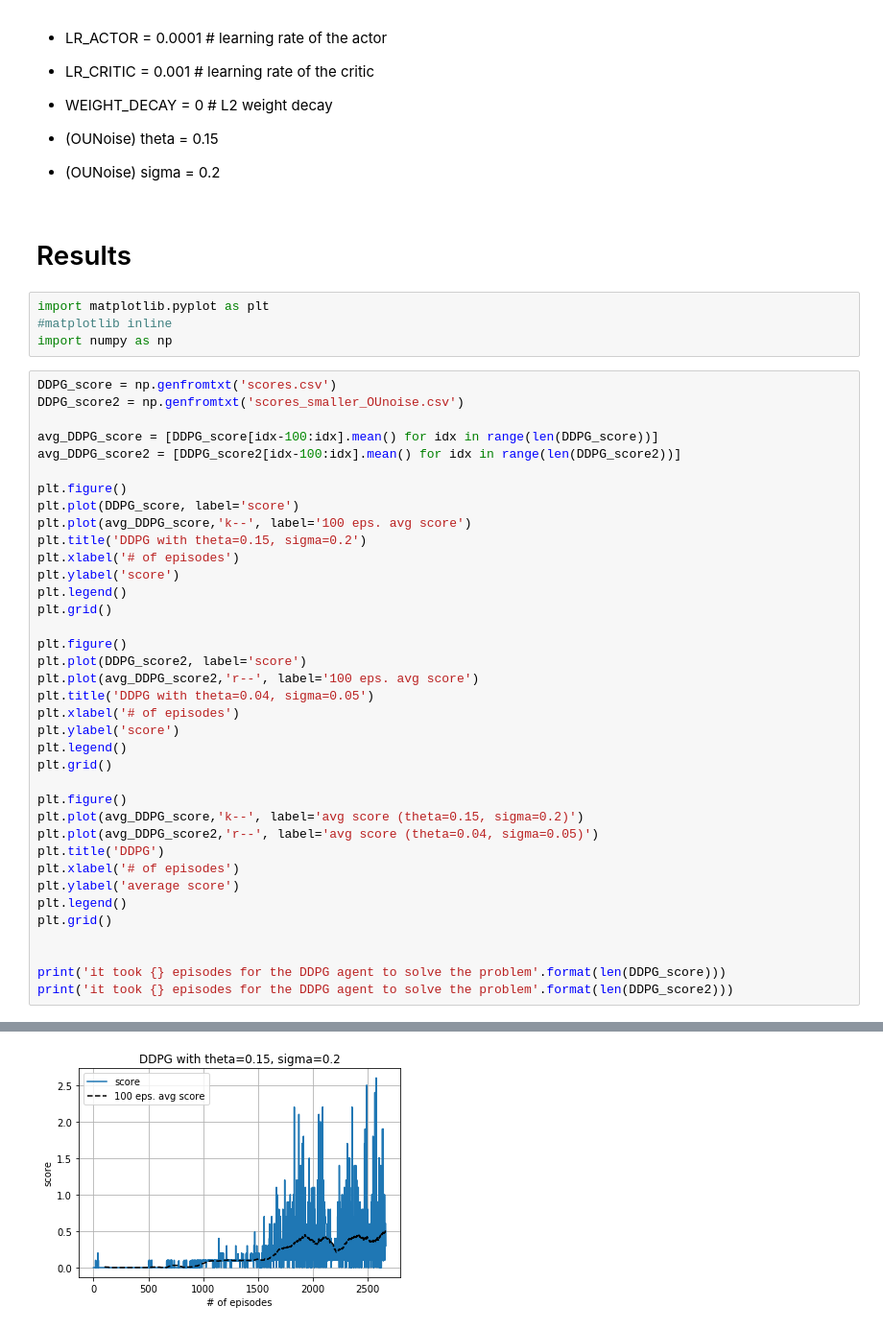
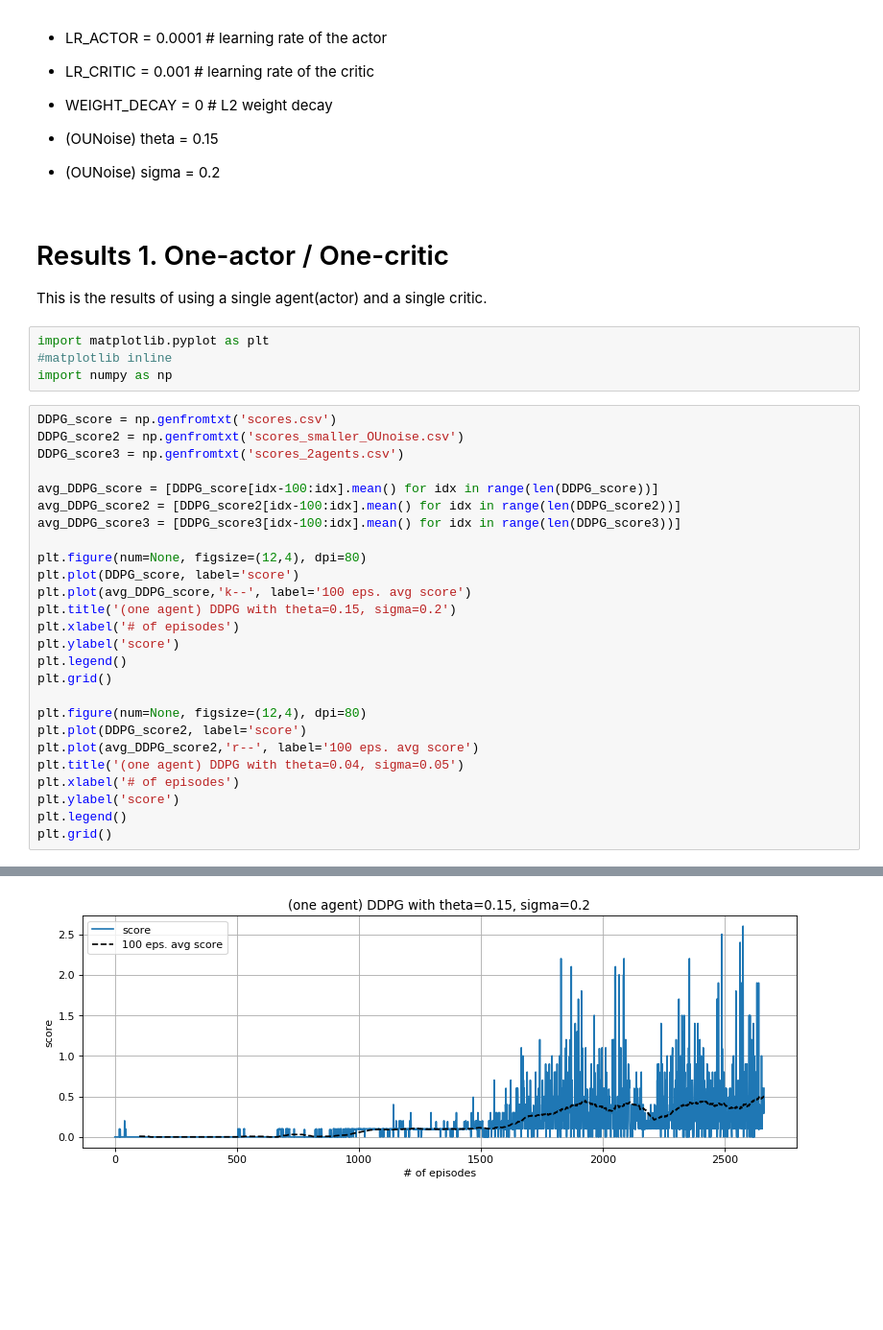
Before and after one commit to sejoon86/DRNLD_3rd_project, a Jupyter notebook: Report.ipynb, the cells around one changed output, grey strips where cells are left out. Shown: that part at 96% size. Cells and saved outputs as stored; diff of their text form; blank space fills up the shorter version.

```diff
--- a/Report.ipynb
+++ b/Report.ipynb
@@ -41,8 +76,10 @@
 
 * (OUNoise) theta = 0.15
 * (OUNoise) sigma = 0.2
-# %% [markdown]
-# Results
+# %% [markdown]
+# Results 1. One-actor / One-critic
+
+This is the results of using a single agent(actor) and a single critic.
 # %%
 import matplotlib.pyplot as plt
 #matplotlib inline
@@ -50,38 +87,27 @@ import numpy as np
 # %%
 DDPG_score = np.genfromtxt('scores.csv')
 DDPG_score2 = np.genfromtxt('scores_smaller_OUnoise.csv')
+DDPG_score3 = np.genfromtxt('scores_2agents.csv')
 
 avg_DDPG_score = [DDPG_score[idx-100:idx].mean() for idx in range(len(DDPG_score))]
 avg_DDPG_score2 = [DDPG_score2[idx-100:idx].mean() for idx in range(len(DDPG_score2))]
+avg_DDPG_score3 = [DDPG_score3[idx-100:idx].mean() for idx in range(len(DDPG_score3))]
 
-plt.figure()
+plt.figure(num=None, figsize=(12,4), dpi=80)
 plt.plot(DDPG_score, label='score')
 plt.plot(avg_DDPG_score,'k--', label='100 eps. avg score')
-plt.title('DDPG with theta=0.15, sigma=0.2')
+plt.title('(one agent) DDPG with theta=0.15, sigma=0.2')
 plt.xlabel('# of episodes')
 plt.ylabel('score')
 plt.legend()
 plt.grid()
 
-plt.figure()
+plt.figure(num=None, figsize=(12,4), dpi=80)
 plt.plot(DDPG_score2, label='score')
 plt.plot(avg_DDPG_score2,'r--', label='100 eps. avg score')
-plt.title('DDPG with theta=0.04, sigma=0.05')
+plt.title('(one agent) DDPG with theta=0.04, sigma=0.05')
 plt.xlabel('# of episodes')
 plt.ylabel('score')
 plt.legend()
 plt.grid()
-
-plt.figure()
-plt.plot(avg_DDPG_score,'k--', label='avg score (theta=0.15, sigma=0.2)')
-plt.plot(avg_DDPG_score2,'r--', label='avg score (theta=0.04, sigma=0.05)')
-plt.title('DDPG')
-plt.xlabel('# of episodes')
-plt.ylabel('average score')
-plt.legend()
-plt.grid()
-
-
-print('it took {} episodes for the DDPG agent to solve the problem'.format(len(DDPG_score)))
-print('it took {} episodes for the DDPG agent to solve the problem'.format(len(DDPG_score2)))
 # %% [output]
@@ -90 +114 @@ it took 1951 episodes for the DDPG agent to solve the problem
-[figure, old version]
+[figure, new version]
```
Also changed, not shown: parts of 10 cells of this notebook.
